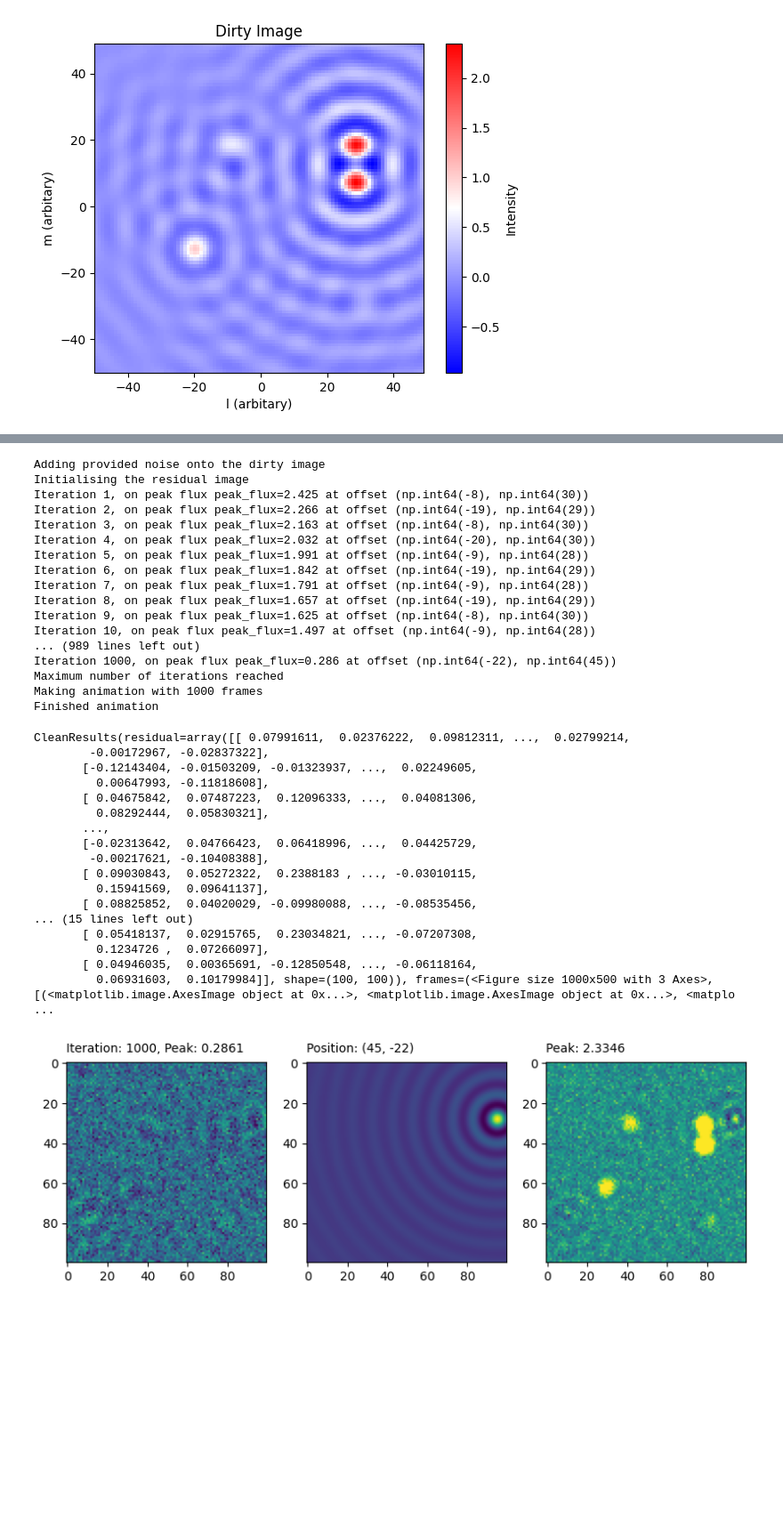
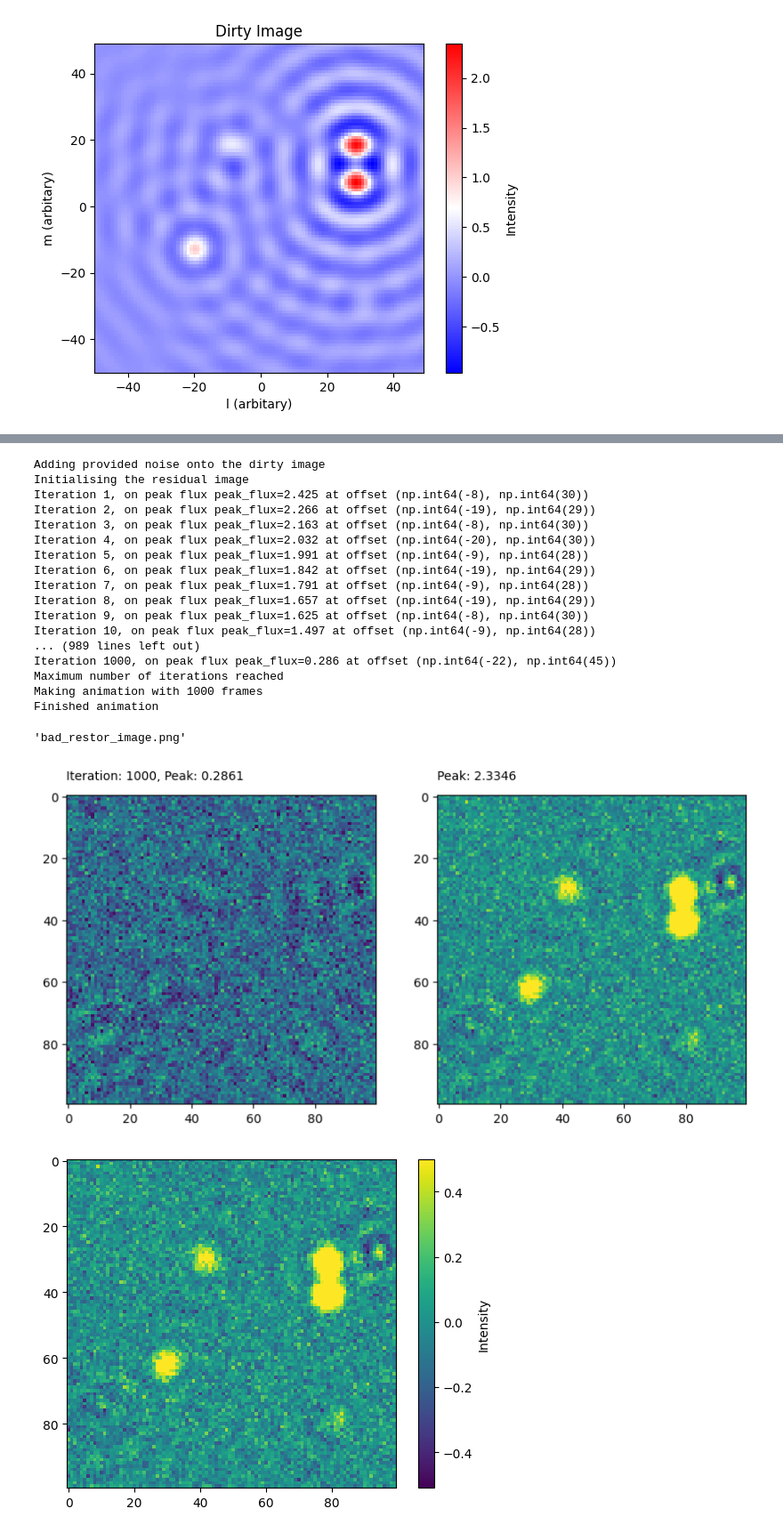
Before and after one commit to tjgalvin/Radio-School-2026, a Jupyter notebook: toy_clean.ipynb, the cells around one changed output, grey strips where cells are left out. Shown at 89% size. Saved outputs shown, nothing was run; the diff lists cells and outputs as text; code cells hidden in the pictures; blank space fills up the shorter version.

```diff
--- a/toy_clean.ipynb
+++ b/toy_clean.ipynb
@@ -563,50 +566,40 @@ np.random.seed(42)
 noise = np.random.normal(loc=0, scale=0.1, size=dirty.size).reshape(dirty.shape)
 
 clean_options = CleanOptions(
     max_iterations=1000,
     stopping_flux=0.00001,
     loop_gain=0.1,
     plot_iterations=True,
     noise=noise,
+    hide_psf=True,
 )
 
 
-run_cleaner(
-    pix_coords=pix_coords, dirty=dirty, clean_options=clean_options, out_path=Path("bad_clean_animation.mp4"), fps=100
+clean_results = run_cleaner(
+    pix_coords=pix_coords, dirty=dirty, clean_options=clean_options, out_path=Path("bad_clean_animation.mp4"), fps=20
 )
+
+plot_restor(
+    image=clean_results.restor, out_path="bad_restor_image.png", vmax=0.5
+)
 # %% [output]
 Adding provided noise onto the dirty image
 Initialising the residual image
 Iteration 1, on peak flux peak_flux=2.425 at offset (np.int64(-8), np.int64(30))
 Iteration 2, on peak flux peak_flux=2.266 at offset (np.int64(-19), np.int64(29))
 Iteration 3, on peak flux peak_flux=2.163 at offset (np.int64(-8), np.int64(30))
 Iteration 4, on peak flux peak_flux=2.032 at offset (np.int64(-20), np.int64(30))
 Iteration 5, on peak flux peak_flux=1.991 at offset (np.int64(-9), np.int64(28))
 Iteration 6, on peak flux peak_flux=1.842 at offset (np.int64(-19), np.int64(29))
 Iteration 7, on peak flux peak_flux=1.791 at offset (np.int64(-9), np.int64(28))
 Iteration 8, on peak flux peak_flux=1.657 at offset (np.int64(-19), np.int64(29))
 Iteration 9, on peak flux peak_flux=1.625 at offset (np.int64(-8), np.int64(30))
 Iteration 10, on peak flux peak_flux=1.497 at offset (np.int64(-9), np.int64(28))
 ... (989 lines left out)
 Iteration 1000, on peak flux peak_flux=0.286 at offset (np.int64(-22), np.int64(45))
 Maximum number of iterations reached
 Making animation with 1000 frames
 Finished animation
-CleanResults(residual=array([[ 0.07991611,  0.02376222,  0.09812311, ...,  0.02799214,
-        -0.00172967, -0.02837322],
-       [-0.12143404, -0.01503209, -0.01323937, ...,  0.02249605,
-         0.00647993, -0.11818608],
-       [ 0.04675842,  0.07487223,  0.12096333, ...,  0.04081306,
-         0.08292444,  0.05830321],
-       ...,
-       [-0.02313642,  0.04766423,  0.06418996, ...,  0.04425729,
-        -0.00217621, -0.10408388],
-       [ 0.09030843,  0.05272322,  0.2388183 , ..., -0.03010115,
-         0.15941569,  0.09641137],
-       [ 0.08825852,  0.04020029, -0.09980088, ..., -0.08535456,
-... (15 lines left out)
-       [ 0.05418137,  0.02915765,  0.23034821, ..., -0.07207308,
-         0.1234726 ,  0.07266097],
-       [ 0.04946035,  0.00365691, -0.12850548, ..., -0.06118164,
-         0.06931603,  0.10179984]], shape=(100, 100)), frames=(<Figure size 1000x500 with 3 Axes>, [(<matplotlib.image.AxesImage object at 0x...>, <matplotlib.image.AxesImage object at 0x...>, <matplo ...
+'bad_restor_image.png'
-[figure, old version]
+[figure, new version]
+[figure, added]
```
Also changed, not shown: parts of 1 cell of this notebook, 1 other file.
